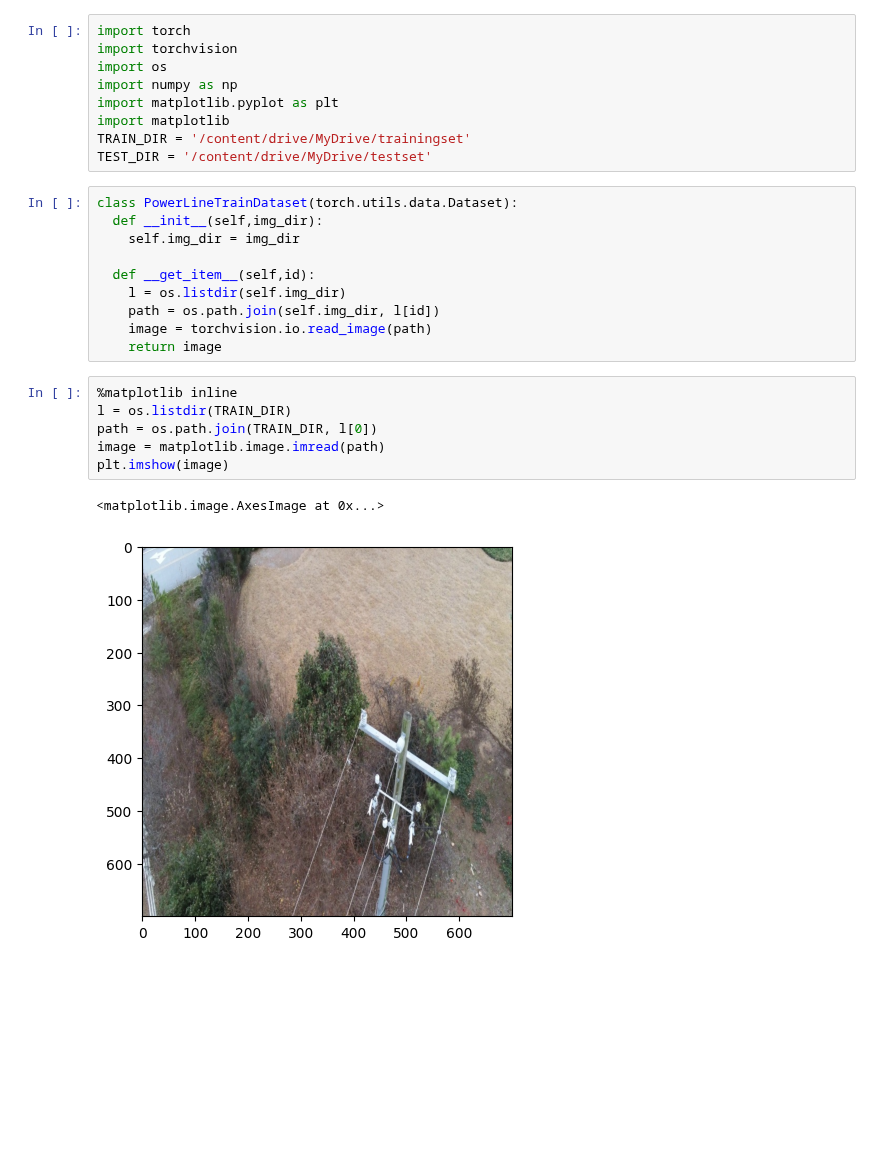
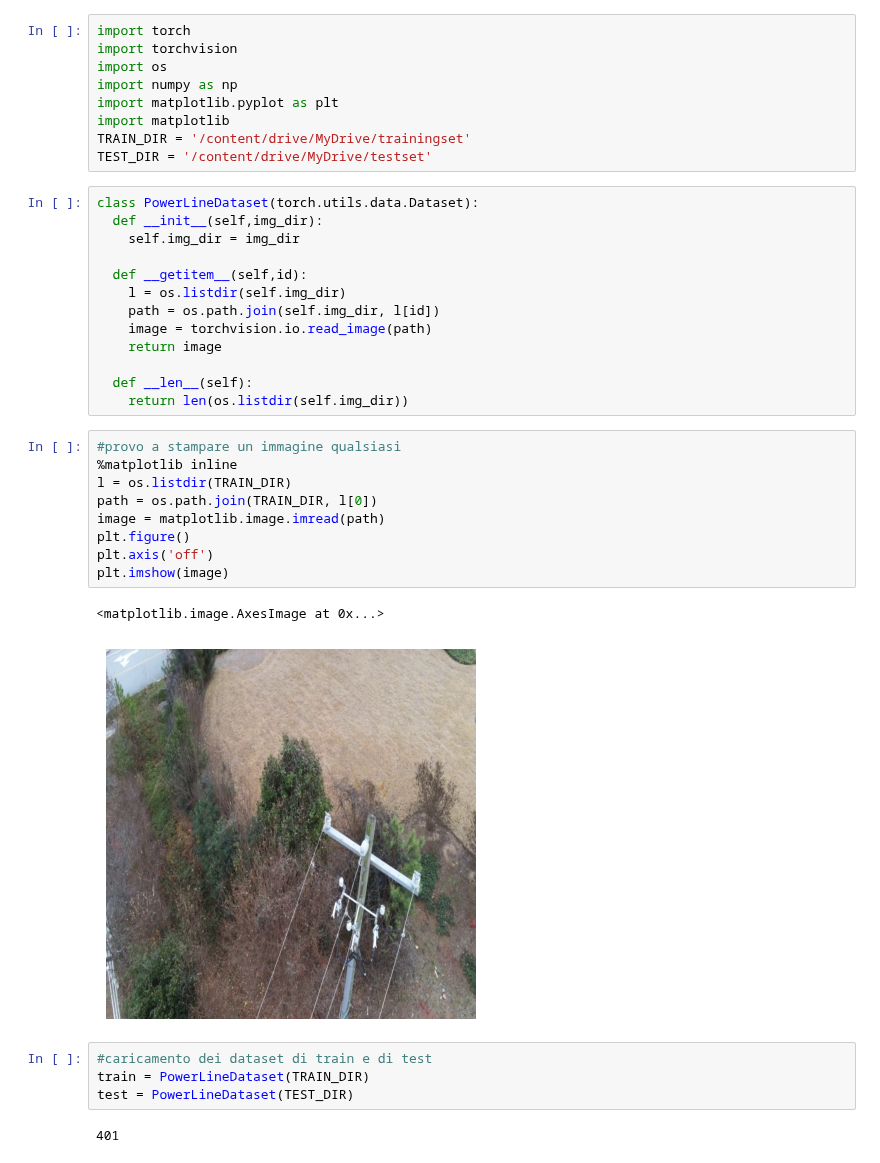
Before and after one commit to NicolaGabriele/powerline_Segmentation_project, a Jupyter notebook: project.ipynb, the cells around one changed output. Saved outputs shown, nothing was run; the diff lists cells and outputs as text; blank space fills up the shorter version.

```diff
--- a/project.ipynb
+++ b/project.ipynb
@@ -15,21 +15,33 @@ import matplotlib
 TRAIN_DIR = '/content/drive/MyDrive/trainingset'
 TEST_DIR = '/content/drive/MyDrive/testset'
 # %%
-class PowerLineTrainDataset(torch.utils.data.Dataset):
+class PowerLineDataset(torch.utils.data.Dataset):
   def __init__(self,img_dir):
     self.img_dir = img_dir
 
-  def __get_item__(self,id):
+  def __getitem__(self,id):
     l = os.listdir(self.img_dir)
     path = os.path.join(self.img_dir, l[id])
     image = torchvision.io.read_image(path)
     return image
+
+  def __len__(self):
+    return len(os.listdir(self.img_dir))
 # %%
+#provo a stampare un immagine qualsiasi
 %matplotlib inline
 l = os.listdir(TRAIN_DIR)
 path = os.path.join(TRAIN_DIR, l[0])
 image = matplotlib.image.imread(path)
+plt.figure()
+plt.axis('off')
 plt.imshow(image)
 # %% [output]
 <matplotlib.image.AxesImage at 0x...>
-[figure, old version]
+[figure, new version]
+# %%
+#caricamento dei dataset di train e di test
+train = PowerLineDataset(TRAIN_DIR)
+test = PowerLineDataset(TEST_DIR)
+# %% [output]
+401
```
